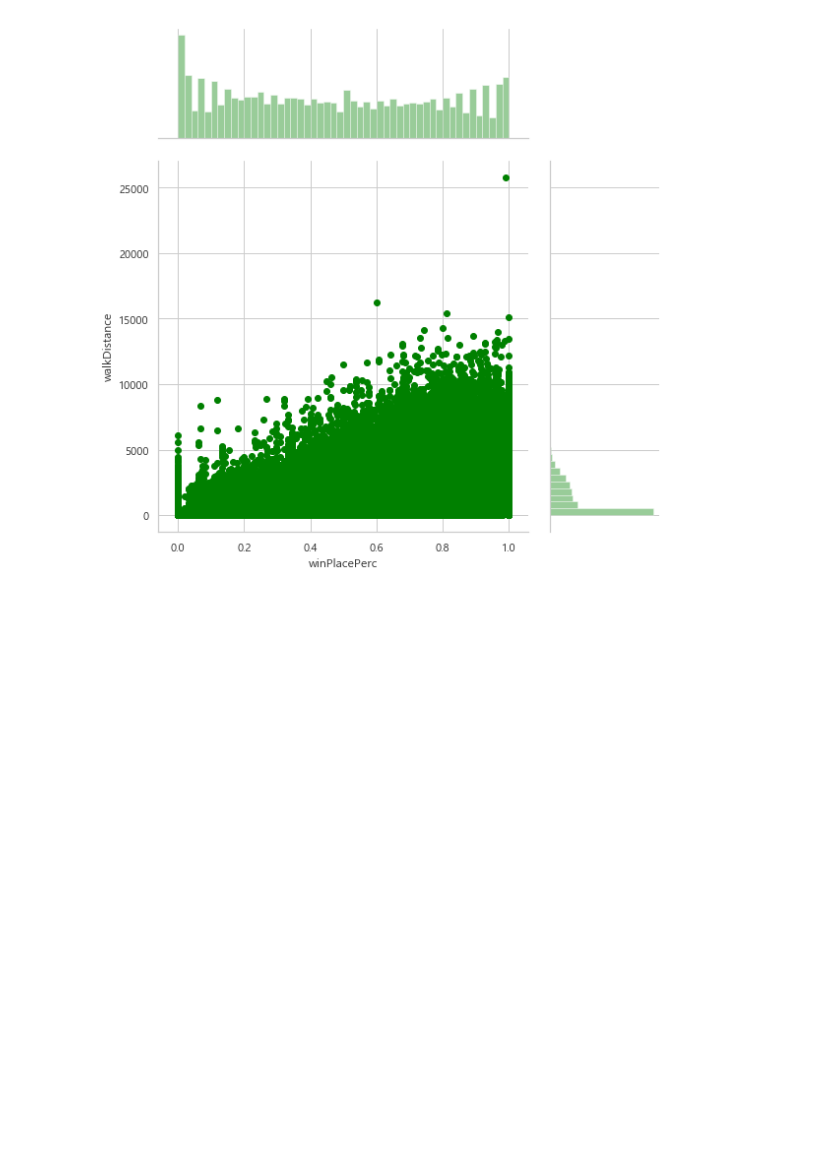
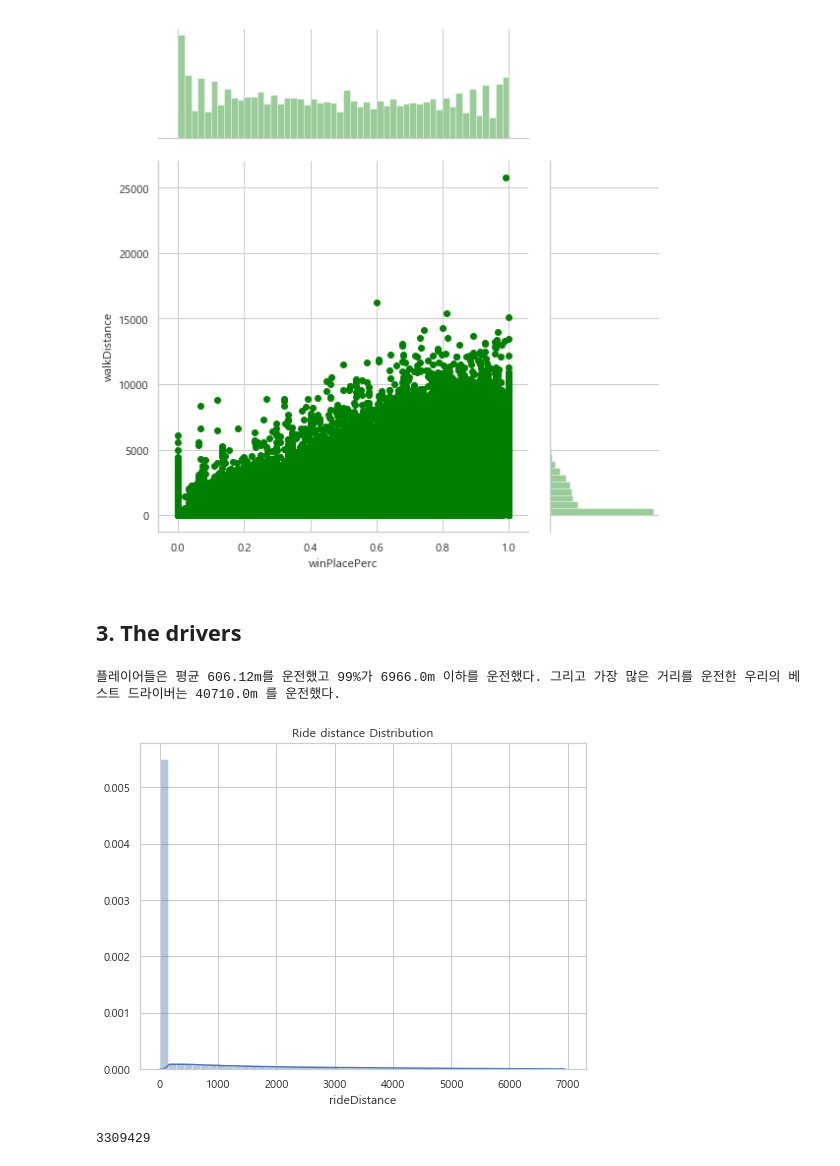
Before and after one commit to h33sun/Lets-EDA, a Jupyter notebook: 20200201 PUBG EDA.ipynb, the cells around one changed output. Saved outputs shown, nothing was run; the diff lists cells and outputs as text; code cells hidden in the pictures; blank space fills up the shorter version.

Commit message:
feat: The drivers 부문진행
PUBG 데이터 driver 부문 탐색적 분석 진행

```diff
--- a/20200201 PUBG EDA.ipynb
+++ b/20200201 PUBG EDA.ipynb
@@ -232,3 +232,24 @@ sns.jointplot(x = 'winPlacePerc', y = 'walkDistance', data = train, height = 8,
 plt.show()
 # %% [output]
 [figure]
+# %% [markdown]
+## 3. The drivers
+# %%
+data = train.copy()
+# %%
+print('플레이어들은 평균 {}m를 운전했고 99%가 {}m 이하를 운전했다. 그리고 가장 많은 거리를 운전한 우리의 베스트 드라이버는 {}m 를 운전했다.'
+     .format(round(data['rideDistance'].mean(),2), data['rideDistance'].quantile(0.99), data['rideDistance'].max()))
+# %% [output]
+플레이어들은 평균 606.12m를 운전했고 99%가 6966.0m 이하를 운전했다. 그리고 가장 많은 거리를 운전한 우리의 베스트 드라이버는 40710.0m 를 운전했다.
+# %%
+data = data[data['rideDistance'] <= data['rideDistance'].quantile(0.99)]
+plt.figure(figsize = (8,6))
+plt.title('Ride distance Distribution')
+sns.distplot(data['rideDistance'])
+plt.show()
+# %% [output]
+[figure, added]
+# %%
+len(data[data['rideDistance']==0])
+# %% [output]
+3309429
```
Also changed, not shown: parts of 1 cell of this notebook.
